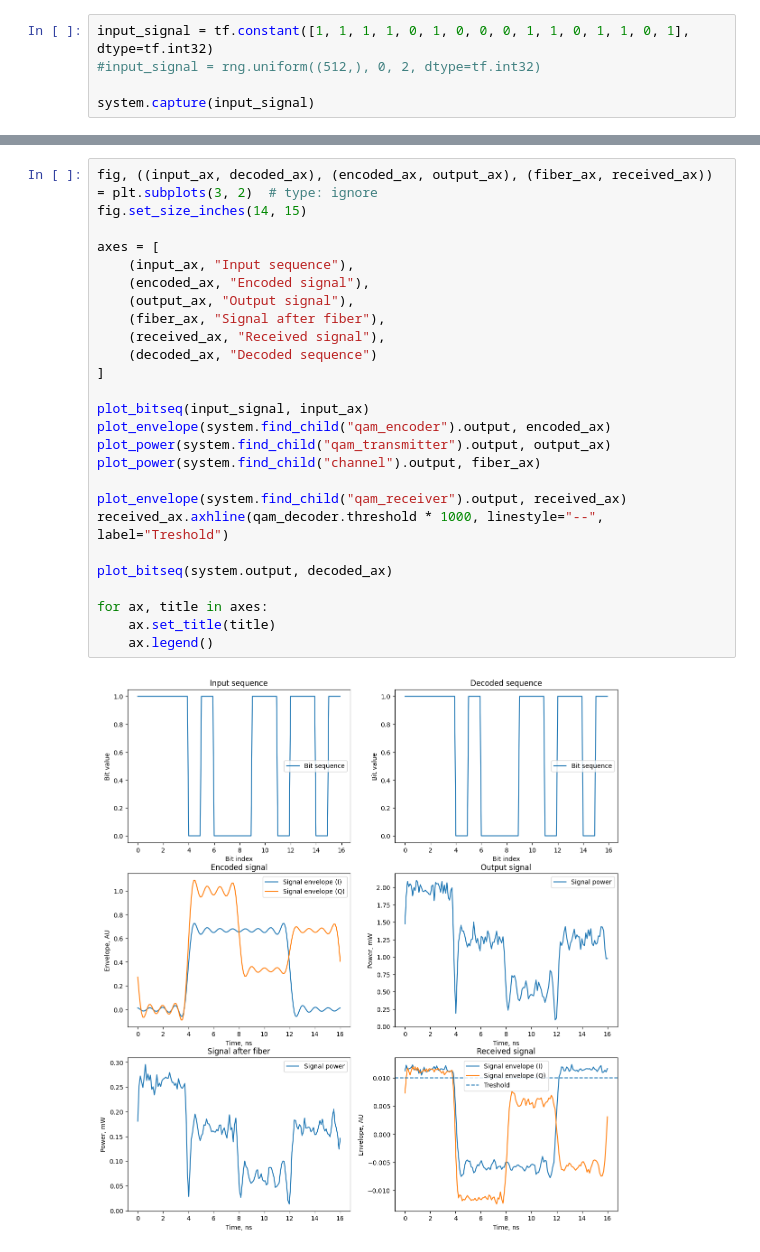
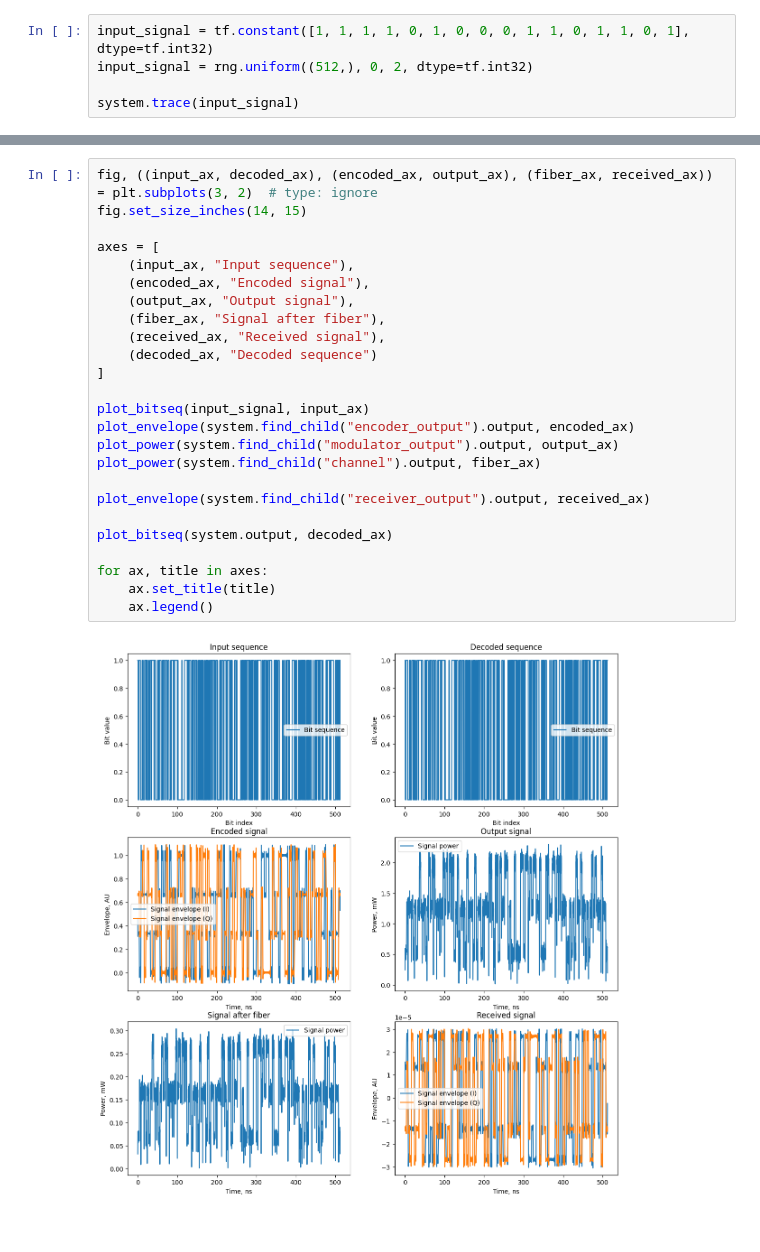
Before and after one commit to ivknv/tf-ofcs, a Jupyter notebook: optical_communication_system.ipynb, the cells around one changed output, grey strips where cells are left out. Cells and saved outputs as stored; diff of their text form.

```diff
--- a/optical_communication_system.ipynb
+++ b/optical_communication_system.ipynb
@@ -84,7 +96,7 @@ system = System(components=[
 ber_tester = BERTester([system])
 # %%
 input_signal = tf.constant([1, 1, 1, 1, 0, 1, 0, 0, 0, 1, 1, 0, 1, 1, 0, 1], dtype=tf.int32)
-#input_signal = rng.uniform((512,), 0, 2, dtype=tf.int32)
+input_signal = rng.uniform((512,), 0, 2, dtype=tf.int32)
 
-system.capture(input_signal)
+system.trace(input_signal)
 # %% [output]
@@ -92,31 +137,30 @@ system.capture(input_signal)
 # %%
 fig, ((input_ax, decoded_ax), (encoded_ax, output_ax), (fiber_ax, received_ax)) = plt.subplots(3, 2)  # type: ignore
 fig.set_size_inches(14, 15)
 
 axes = [
     (input_ax, "Input sequence"),
     (encoded_ax, "Encoded signal"),
     (output_ax, "Output signal"),
     (fiber_ax, "Signal after fiber"),
     (received_ax, "Received signal"),
     (decoded_ax, "Decoded sequence")
 ]
 
 plot_bitseq(input_signal, input_ax)
-plot_envelope(system.find_child("qam_encoder").output, encoded_ax)
-plot_power(system.find_child("qam_transmitter").output, output_ax)
+plot_envelope(system.find_child("encoder_output").output, encoded_ax)
+plot_power(system.find_child("modulator_output").output, output_ax)
 plot_power(system.find_child("channel").output, fiber_ax)
 
-plot_envelope(system.find_child("qam_receiver").output, received_ax)
-received_ax.axhline(qam_decoder.threshold * 1000, linestyle="--", label="Treshold")
+plot_envelope(system.find_child("receiver_output").output, received_ax)
 
 plot_bitseq(system.output, decoded_ax)
 
 for ax, title in axes:
     ax.set_title(title)
     ax.legend()
 # %% [output]
-[figure, old version]
+[figure, new version]
 # %%
 %time ber_tester(128, 100)
 # %% [output]
```
Also changed, not shown: parts of 13 cells of this notebook, 4 other files.
